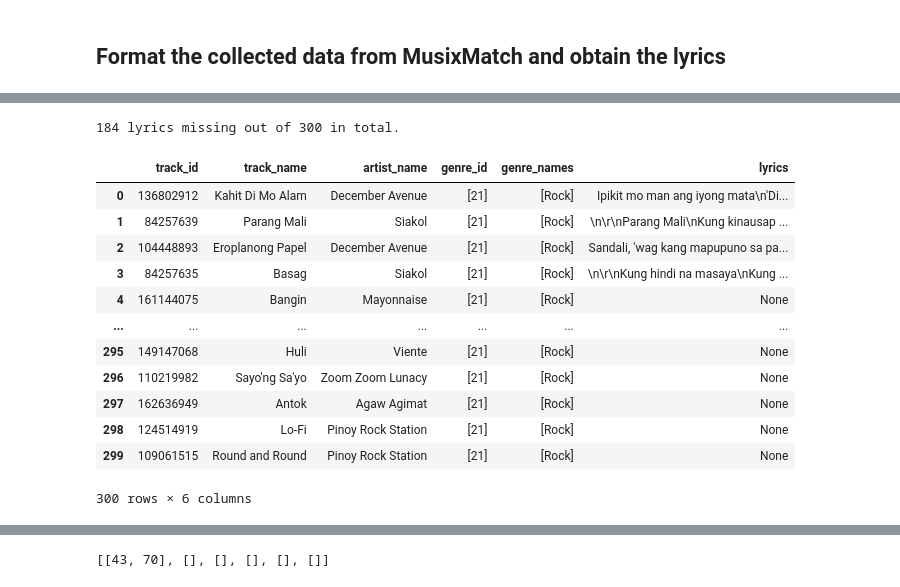
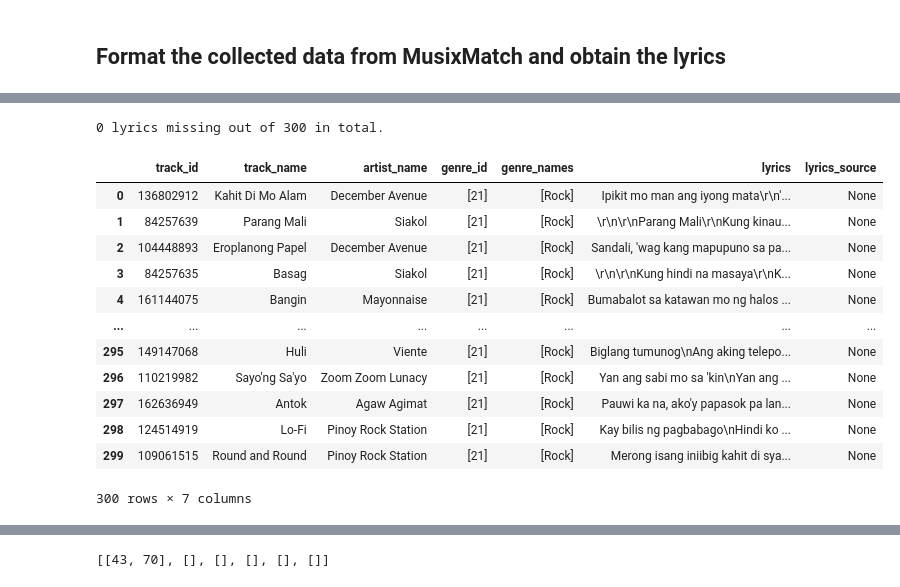
Before and after one commit to kenloquinte/DATASCI-Baby-Alive, a Jupyter notebook: FINAL/data collection.ipynb, the cells around one changed output, grey strips where cells are left out. Saved outputs shown, nothing was run; the diff lists cells and outputs as text; code cells hidden in the pictures.

```diff
--- a/FINAL/data collection.ipynb
+++ b/FINAL/data collection.ipynb
@@ -245,25 +245,25 @@ alt_df
 # %%
-get_genre_songs(rock_json, genres_collection[4], 55)
+get_genre_songs(rock_json, genres_collection[4])
 rock_df = pd.DataFrame(rock_json)
 rock_df.to_csv('CSV Files/rock_music.csv')
 
 print(rock_df['lyrics'].isna().sum(), "lyrics missing out of", len(rock_df), "in total.")
 rock_df
 # %% [output]
-184 lyrics missing out of 300 in total.
+0 lyrics missing out of 300 in total.
-|  | track_id | track_name | artist_name | genre_id | genre_names | lyrics |
-| 0 | 136802912 | Kahit Di Mo Alam | December Avenue | [21] | [Rock] | Ipikit mo man ang iyong mata\n'Di... |
-| 1 | 84257639 | Parang Mali | Siakol | [21] | [Rock] | \n\r\nParang Mali\nKung kinausap ... |
-| 2 | 104448893 | Eroplanong Papel | December Avenue | [21] | [Rock] | Sandali, 'wag kang mapupuno sa pa... |
-| 3 | 84257635 | Basag | Siakol | [21] | [Rock] | \n\r\nKung hindi na masaya\nKung ... |
-| 4 | 161144075 | Bangin | Mayonnaise | [21] | [Rock] | None |
-| ... | ... | ... | ... | ... | ... | ... |
-| 295 | 149147068 | Huli | Viente | [21] | [Rock] | None |
-| 296 | 110219982 | Sayo'ng Sa'yo | Zoom Zoom Lunacy | [21] | [Rock] | None |
-| 297 | 162636949 | Antok | Agaw Agimat | [21] | [Rock] | None |
-| 298 | 124514919 | Lo-Fi | Pinoy Rock Station | [21] | [Rock] | None |
-| 299 | 109061515 | Round and Round | Pinoy Rock Station | [21] | [Rock] | None |
+|  | track_id | track_name | artist_name | genre_id | genre_names | lyrics | lyrics_source |
+| 0 | 136802912 | Kahit Di Mo Alam | December Avenue | [21] | [Rock] | Ipikit mo man ang iyong mata\r\n'... | None |
+| 1 | 84257639 | Parang Mali | Siakol | [21] | [Rock] | \r\n\r\nParang Mali\r\nKung kinau... | None |
+| 2 | 104448893 | Eroplanong Papel | December Avenue | [21] | [Rock] | Sandali, 'wag kang mapupuno sa pa... | None |
+| 3 | 84257635 | Basag | Siakol | [21] | [Rock] | \r\n\r\nKung hindi na masaya\r\nK... | None |
+| 4 | 161144075 | Bangin | Mayonnaise | [21] | [Rock] | Bumabalot sa katawan mo ng halos ... | None |
+| ... | ... | ... | ... | ... | ... | ... | ... |
+| 295 | 149147068 | Huli | Viente | [21] | [Rock] | Biglang tumunog\nAng aking telepo... | None |
+| 296 | 110219982 | Sayo'ng Sa'yo | Zoom Zoom Lunacy | [21] | [Rock] | Yan ang sabi mo sa 'kin\nYan ang ... | None |
+| 297 | 162636949 | Antok | Agaw Agimat | [21] | [Rock] | Pauwi ka na, ako'y papasok pa lan... | None |
+| 298 | 124514919 | Lo-Fi | Pinoy Rock Station | [21] | [Rock] | Kay bilis ng pagbabago\nHindi ko ... | None |
+| 299 | 109061515 | Round and Round | Pinoy Rock Station | [21] | [Rock] | Merong isang iniibig kahit di sya... | None |
-300 rows × 6 columns
+300 rows × 7 columns
 # %%
 get_genre_songs(christian_json, genres_collection[5])
 christian_df = pd.DataFrame(christian_json)
```
Also changed, not shown: parts of 18 cells of this notebook, 1 other file.
